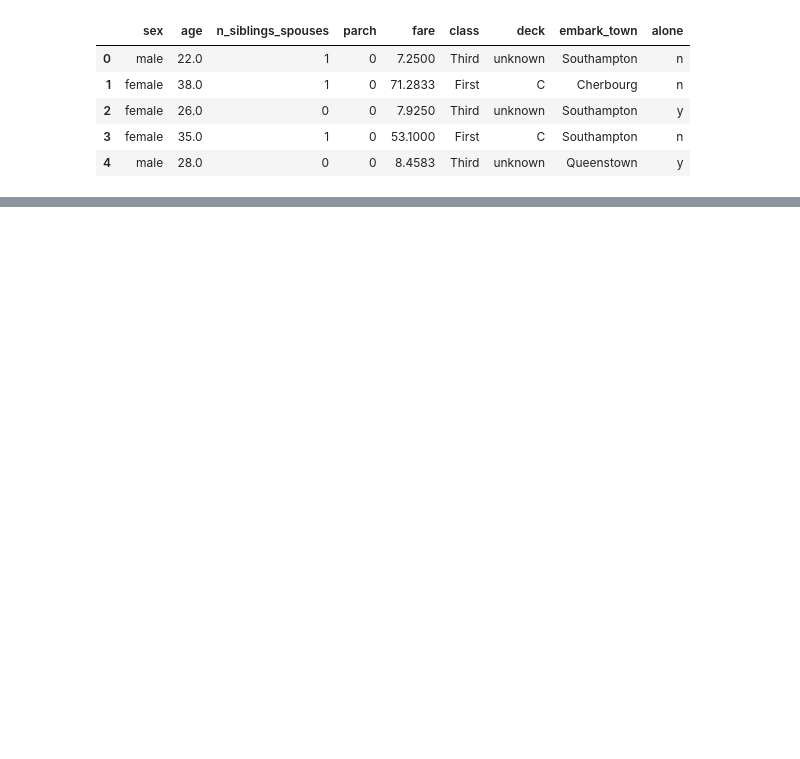
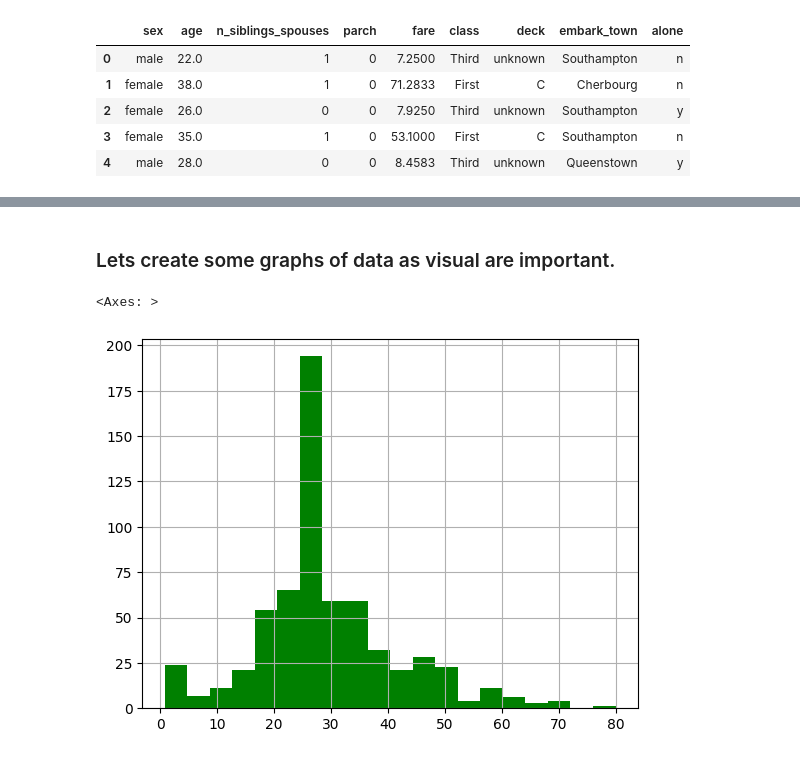
Before and after one commit to shahs3588/ML_with_Streamlit, a Jupyter notebook: learning_Algorithms.ipynb, the cells around one changed output, grey strips where cells are left out. Drawn from its saved outputs; the diff is of its cells as text; code cells hidden in the pictures; blank space fills up the shorter version.

```diff
--- a/learning_Algorithms.ipynb
+++ b/learning_Algorithms.ipynb
@@ -20,0 +125,7 @@ dftrain.head()
+# %% [markdown]
+### Lets create some graphs of data as visual are important.
+# %%
+dftrain.age.hist(bins=20, color='green')
+# %% [output]
+<Axes: >
+[figure, added]
```
Also changed, not shown: parts of 28 cells of this notebook.
